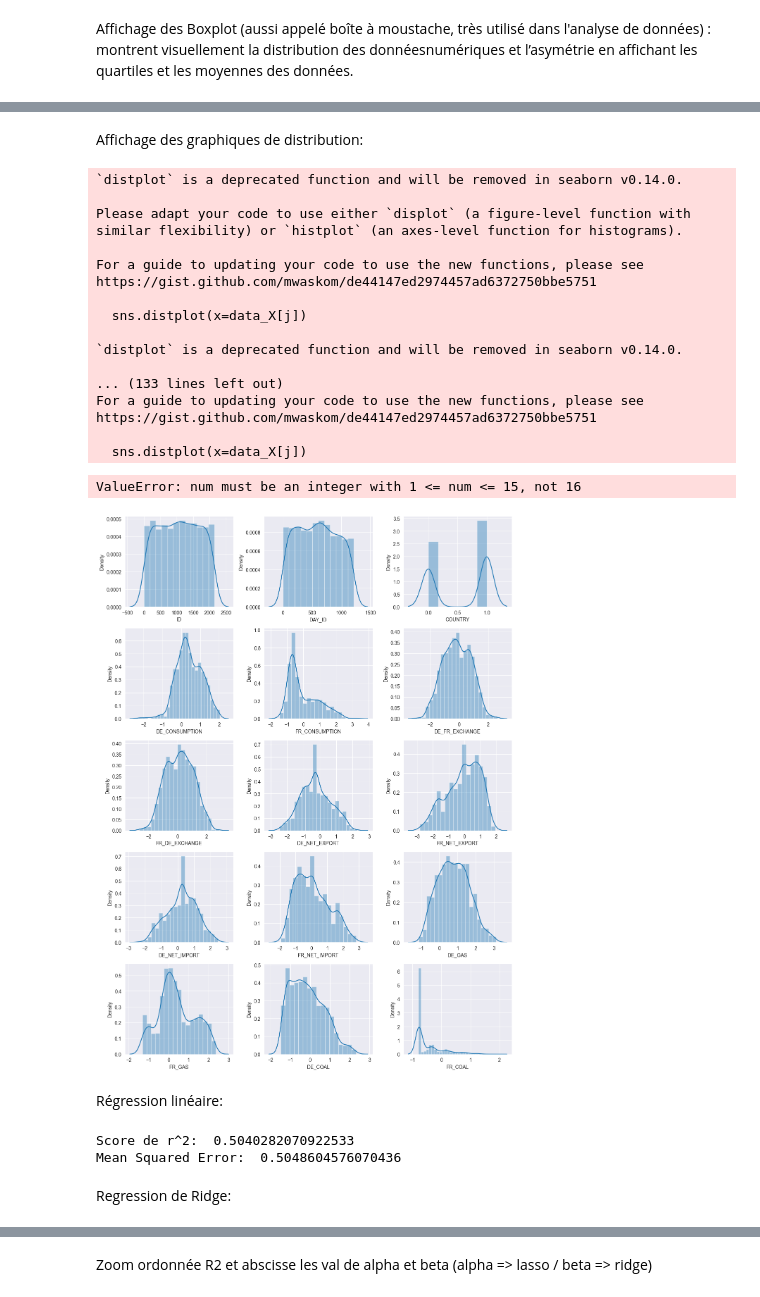
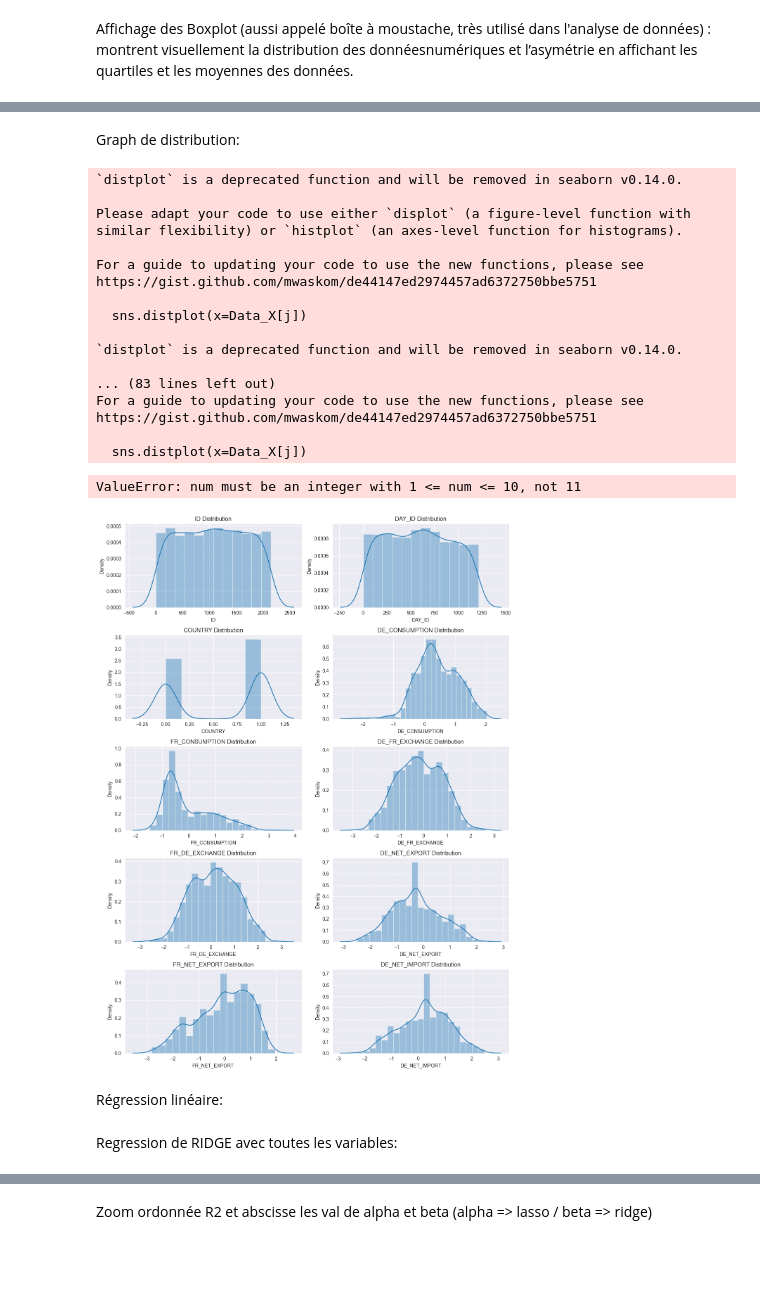
Before and after one commit to LichioAK/Projet_ML-L3, a Jupyter notebook: Project.ipynb, the cells around one changed output, grey strips where cells are left out. Saved outputs shown, nothing was run; the diff lists cells and outputs as text; code cells hidden in the pictures; blank space fills up the shorter version.

```diff
--- a/Project.ipynb
+++ b/Project.ipynb
@@ -7,8 +7,6 @@ import numpy as np
 import pandas as pd
 import seaborn as sns
 import matplotlib.pyplot as plt
-from sklearn.metrics import r2_score, mean_squared_error
-from sklearn.model_selection import train_test_split
 from sklearn.linear_model import LinearRegression
 from tqdm import tqdm
 from pandas import DataFrame
@@ -17,7 +15,7 @@ from sklearn.linear_model import Lasso
 from sklearn.neighbors import KNeighborsRegressor
 from sklearn.multioutput import MultiOutputRegressor
 
-data_X = pd.read_csv('Data_X.csv')
-data_Y = pd.read_csv('Data_Y.csv')
-new_X = pd.read_csv('DataNew_X.csv')
+Data_X = pd.read_csv('Data_X.csv')
+Data_Y = pd.read_csv('Data_Y.csv')
+New_data_X = pd.read_csv('DataNew_X.csv')
 # %% [markdown]
@@ -41,12 +36,15 @@ new_X = new_X.fillna(new_X.mean())
+# %%
+Data_X = Data_X.fillna(Data_X.mean())
+New_data_X = New_data_X.fillna(New_data_X.mean())
 # %% [markdown]
 Affichage des Boxplot (aussi appelé boîte à moustache, très utilisé dans l'analyse de données) :
 montrent visuellement la distribution des donnéesnumériques et l’asymétrie en affichant les quartiles et les moyennes des données.
 # %%
-plt.figure(figsize=(8*3, 6*3))
-for i, j in enumerate(data_X.describe().columns):
+plt.figure(figsize=(14*3, 6*3))
+for i, j in enumerate(Data_X.describe().columns):
     if i >= 32:
         break
-    plt.subplot(5,4, i+1)
-    sns.boxplot(x=data_X.loc[:][j])
+    plt.subplot(5,8, i+1)
+    sns.boxplot(x=Data_X.loc[:][j])
 plt.show()
 # %% [output]
@@ -57,8 +54,8 @@ Affichage des graphiques de dispertion:
 # %%
-plt.figure(figsize=(8*3, 6*3))
-for i, j in enumerate(data_X.describe().columns):
+plt.figure(figsize=(14*3, 6*3))
+for i, j in enumerate(Data_X.describe().columns):
     if i >= 32:
         break
-    plt.subplot(5,4, i+1)
-    sns.scatterplot(x=data_X[j], y=data_Y.loc[:, 'TARGET'])
+    plt.subplot(5,8, i+1)
+    sns.scatterplot(x=Data_X[j], y = Data_Y.loc[:, 'TARGET'])
 plt.show()
@@ -68,53 +62,53 @@ ValueError: num must be an integer with 1 <= num <= 20, not 21
 # %% [markdown]
-Affichage des graphiques de distribution:
+Graph de distribution:
 # %%
 plt.figure(figsize=(12,16))
-for i, j in enumerate(data_X.describe().columns):
-    plt.subplot(5,3, i+1)
-    sns.distplot(x=data_X[j])
+for i, j in enumerate(Data_X.describe().columns):
+    plt.subplot(5,2, i+1)
+    sns.distplot(x=Data_X[j])
     plt.xlabel(j)
+    plt.title('{} Distribution'.format(j))
+    # plt.subplots_adjust(wspace=.2, hspace=.5)
     plt.tight_layout()
 plt.show()
 # %% [output]
 `distplot` is a deprecated function and will be removed in seaborn v0.14.0.
 
 Please adapt your code to use either `displot` (a figure-level function with
 similar flexibility) or `histplot` (an axes-level function for histograms).
 
 For a guide to updating your code to use the new functions, please see
 https://gist.github.com/mwaskom/de44147ed2974457ad6372750bbe5751
 
-  sns.distplot(x=data_X[j])
+  sns.distplot(x=Data_X[j])
 
 `distplot` is a deprecated function and will be removed in seaborn v0.14.0.
 
-... (133 lines left out)
+... (83 lines left out)
 For a guide to updating your code to use the new functions, please see
 https://gist.github.com/mwaskom/de44147ed2974457ad6372750bbe5751
 
-  sns.distplot(x=data_X[j])
+  sns.distplot(x=Data_X[j])
-ValueError: num must be an integer with 1 <= num <= 15, not 16
+ValueError: num must be an integer with 1 <= num <= 10, not 11
-[figure, old version]
+[figure, new version]
 # %% [markdown]
 Régression linéaire:
 # %%
-lin_R = LinearRegression()
-x_train, x_test, y_train, y_test = train_test_split(data_X, data_Y, test_size=0.1, random_state=42)
-lin_R.fit(x_train, y_train)
-lin_R.score(x_train, y_train)
+lin = LinearRegression()
+X_train, X_test, y_train, y_test = train_test_split(Data_X, Data_Y, test_size=0.1, random_state=42)
+lin.fit(X_train, y_train)
 
-print("Score de r^2: ", r2_score(y_test, lin_R.predict(x_test)))
-print("Mean Squared Error: ", mean_squared_error(y_train, lin_R.predict(x_train)))
+lin.score(X_train, y_train)
 
-save = pd.DataFrame()
-save['ID'] =  new_X["ID"]
+print("R2 Score", r2_score(y_test, lin.predict(X_test)))
+print("MSE(Train)" ,mean_squared_error(y_train, lin.predict(X_train)))
 
-rslt = []
-for i in range(len(save)):
-    rslt.append(lin_R.predict([new_X.iloc[i, :]])[0])
+To_save = pd.DataFrame()
+
+To_save['ID'] =  New_data_X["ID"]
+res = []
+for i in range(len(To_save)):
+    res.append(lin.predict([New_data_X.iloc[i, :]])[0])
-# %% [output]
-Score de r^2:  0.5040282070922533
-Mean Squared Error:  0.5048604576070436
-# %% [markdown]
-Regression de Ridge:
+# %% [markdown]
+Regression de RIDGE avec toutes les variables:
 # %%
```
Also changed, not shown: parts of 19 cells of this notebook.
